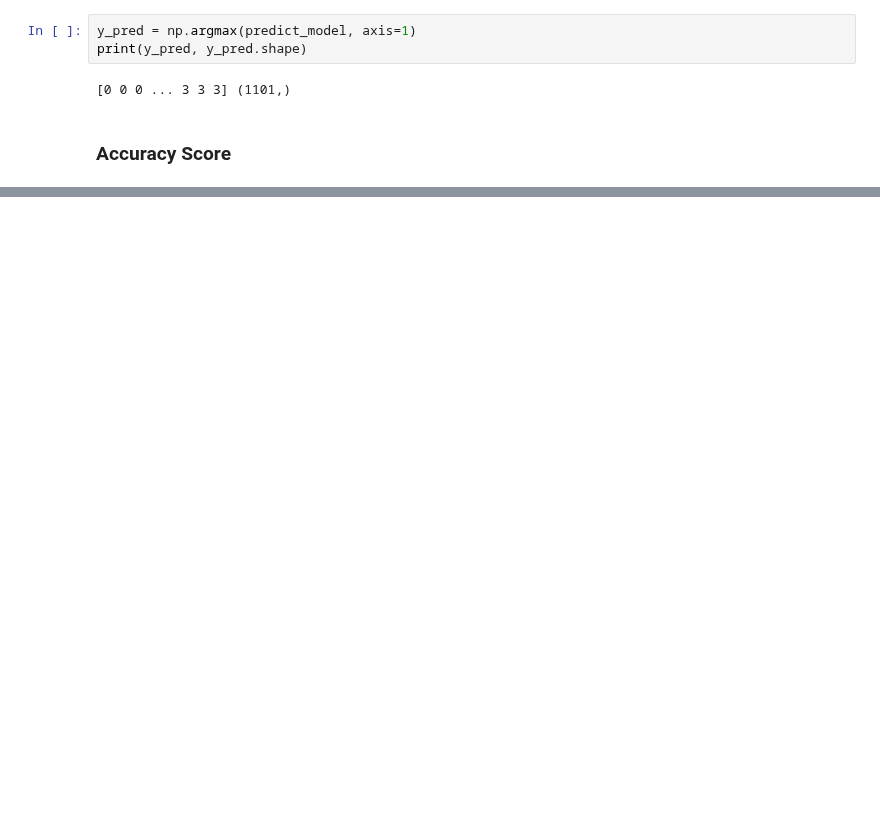
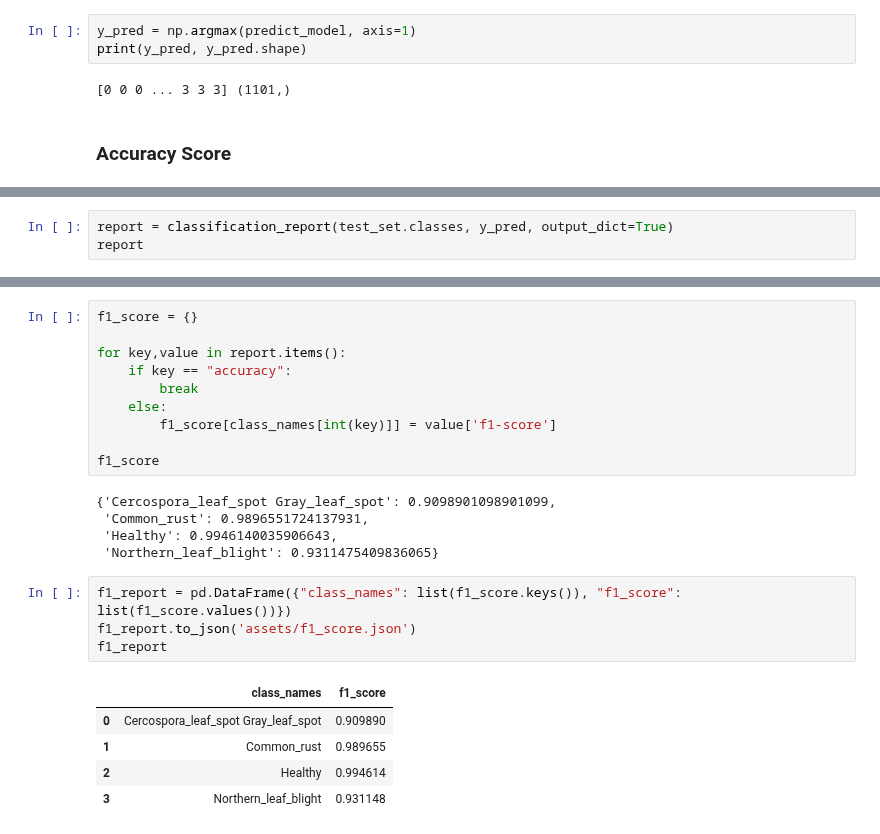
Before and after one commit to roidsaja/corn-classification, a Jupyter notebook: model.ipynb, the cells around one changed output, grey strips where cells are left out. Cells and saved outputs as stored; diff of their text form; blank space fills up the shorter version.

Commit message:
feat: include f1_score measures

```diff
--- a/model.ipynb
+++ b/model.ipynb
@@ -390,0 +401,3 @@ plt.show()
+# %%
+report = classification_report(test_set.classes, y_pred, output_dict=True)
+report
@@ -390,0 +422,25 @@ plt.show()
+# %%
+f1_score = {}
+
+for key,value in report.items():
+    if key == "accuracy":
+        break
+    else:
+        f1_score[class_names[int(key)]] = value['f1-score']
+
+f1_score
+# %% [output]
+{'Cercospora_leaf_spot Gray_leaf_spot': 0.9098901098901099,
+ 'Common_rust': 0.9896551724137931,
+ 'Healthy': 0.9946140035906643,
+ 'Northern_leaf_blight': 0.9311475409836065}
+# %%
+f1_report = pd.DataFrame({"class_names": list(f1_score.keys()), "f1_score": list(f1_score.values())})
+f1_report.to_json('assets/f1_score.json')
+f1_report
+# %% [output]
+|  | class_names | f1_score |
+| 0 | Cercospora_leaf_spot Gray_leaf_spot | 0.909890 |
+| 1 | Common_rust | 0.989655 |
+| 2 | Healthy | 0.994614 |
+| 3 | Northern_leaf_blight | 0.931148 |
```
Also changed, not shown: parts of 16 cells of this notebook, 10 other files.
